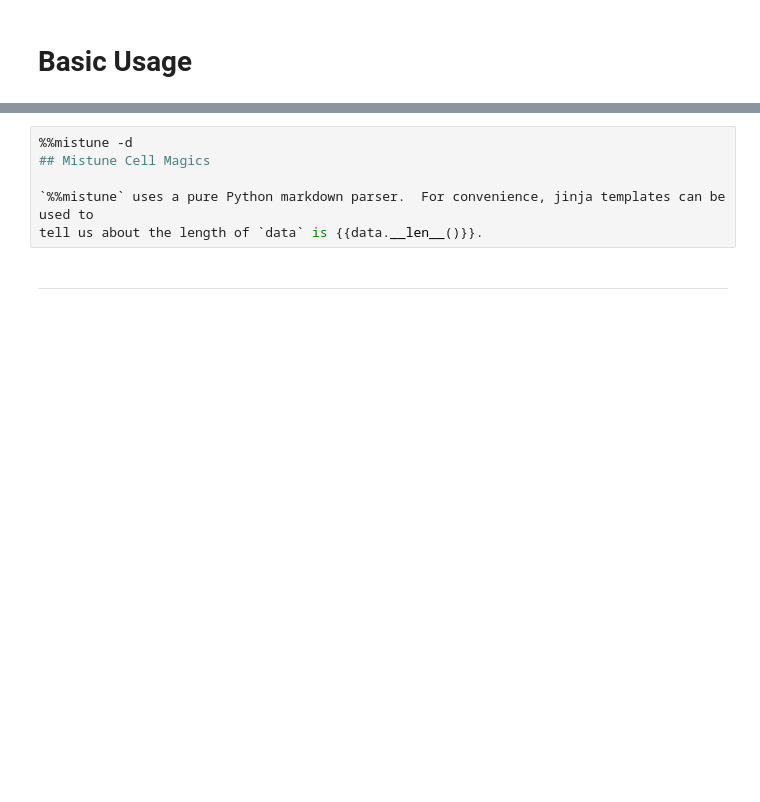
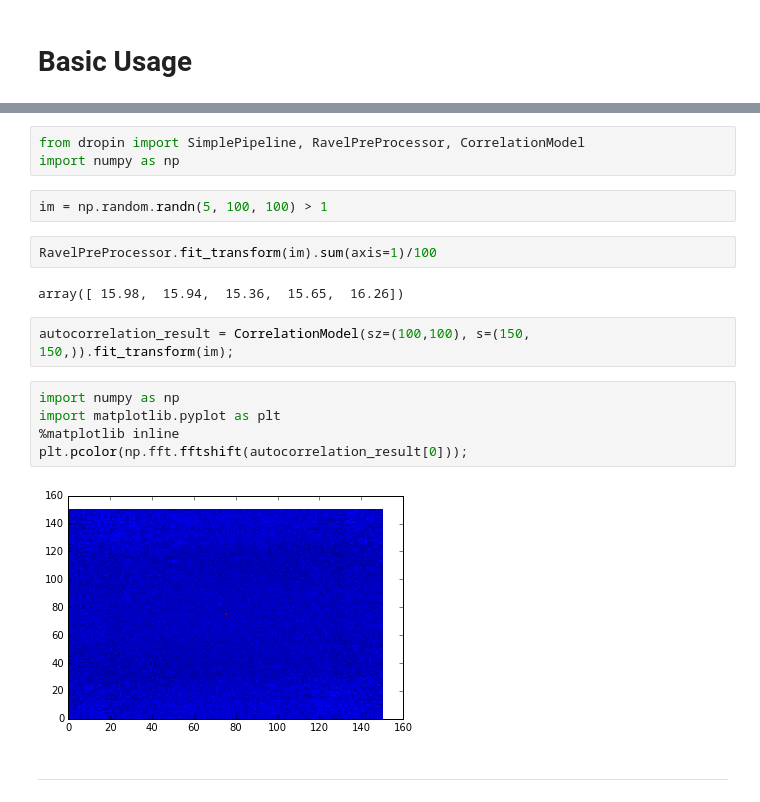
Before and after one commit to tonyfast/surfs-up, a Jupyter notebook: docs/test-readme.ipynb, the cells around one changed output, grey strips where cells are left out. Cells and saved outputs as stored; diff of their text form; blank space fills up the shorter version.

```diff
--- a/docs/test-readme.ipynb
+++ b/docs/test-readme.ipynb
@@ -44,9 +11,21 @@ data = {'🐮': 'moo', '🐑': 'bah', '🔥': 'burn'}
-# %%
-%%mistune -d
-## Mistune Cell Magics
-
-`%%mistune` uses a pure Python markdown parser.  For convenience, jinja templates can be used to
-tell us about the length of `data` is {{data.__len__()}}.
+# %%
+from dropin import SimplePipeline, RavelPreProcessor, CorrelationModel
+import numpy as np
+# %%
+im = np.random.randn(5, 100, 100) > 1
+# %%
+RavelPreProcessor.fit_transform(im).sum(axis=1)/100
+# %% [output]
+array([ 15.98,  15.94,  15.36,  15.65,  16.26])
+# %%
+autocorrelation_result = CorrelationModel(sz=(100,100), s=(150, 150,)).fit_transform(im);
+# %%
+import numpy as np
+import matplotlib.pyplot as plt
+%matplotlib inline
+plt.pcolor(np.fft.fftshift(autocorrelation_result[0]));
+# %% [output]
+[figure, added]
 # %% [markdown]
 ---
 # %% [markdown]
```
Also changed, not shown: parts of 7 cells of this notebook, 23 other files.
